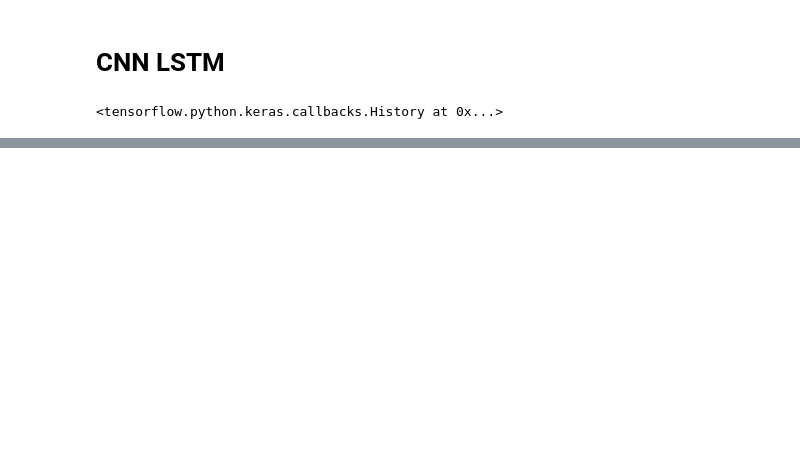
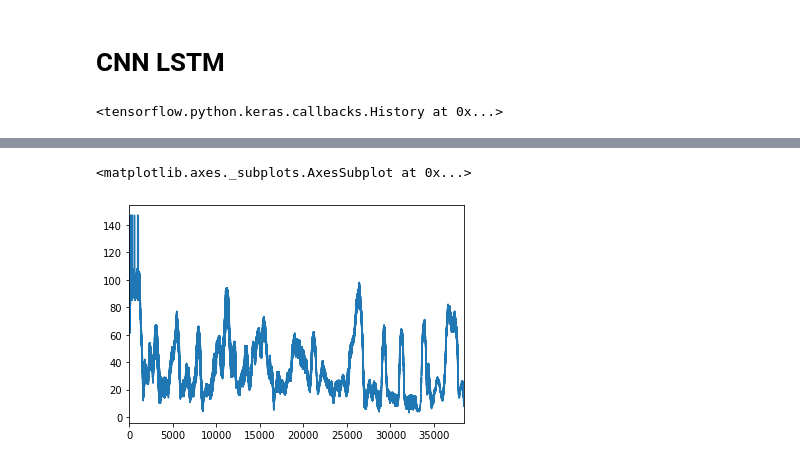
Before and after one commit to codeupada1/san-antonio-datathon-2019, a Jupyter notebook: dd-aqi.ipynb, the cells around one changed output, grey strips where cells are left out. Saved outputs shown, nothing was run; the diff lists cells and outputs as text; code cells hidden in the pictures; blank space fills up the shorter version.

```diff
--- a/dd-aqi.ipynb
+++ b/dd-aqi.ipynb
@@ -346,7 +346,7 @@ model.fit(X, y, epochs=500, verbose=0)
 # %% [output]
 <tensorflow.python.keras.callbacks.History at 0x...>
 # %%
-xxx = aqi[:4]
+xxx = aqi[-4:]
 # %%
 xxx
 # %% [output]
@@ -361,0 +362,2 @@ print(yhat)
+# %%
+aqi.append(yhat[0,0])
@@ -361,0 +372,2 @@ print(yhat)
+# %%
+new_aqi = pd.Series(aqi)
@@ -361,0 +395,5 @@ print(yhat)
+# %%
+new_aqi.plot()
+# %% [output]
+<matplotlib.axes._subplots.AxesSubplot at 0x...>
+[figure, added]
```
Also changed, not shown: parts of 5 cells of this notebook, 2 other files.
